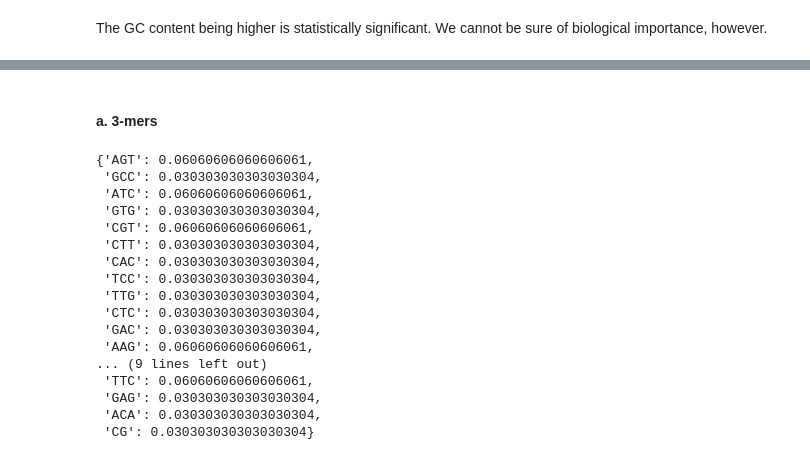
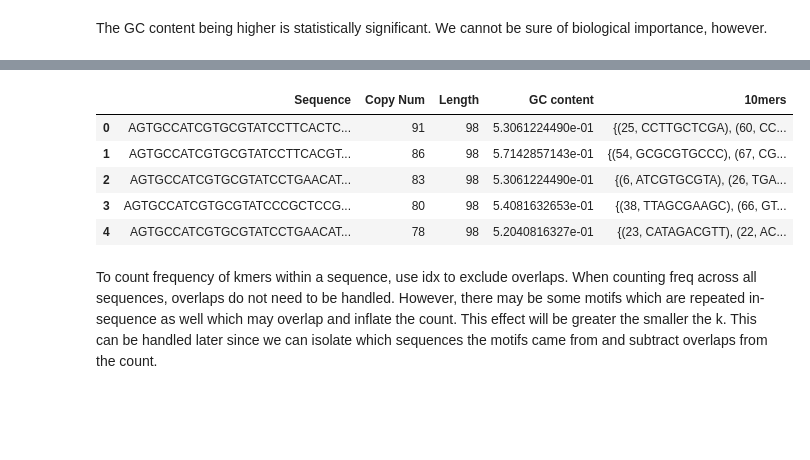
Before and after one commit to sheisroot/pH-sequence-design, a Jupyter notebook: Code/Seq-Level-Features.ipynb, the cells around one changed output, grey strips where cells are left out. Drawn from its saved outputs; the diff is of its cells as text; code cells hidden in the pictures; blank space fills up the shorter version.

Commit message:
kmers organized as simple collection

```diff
--- a/Code/Seq-Level-Features.ipynb
+++ b/Code/Seq-Level-Features.ipynb
@@ -70,10 +69,9 @@ Importantly, we have to normalize for the presence of FP, RP, and Mipomersen loa
 # %%
 def extract_kmers(seq, k):
-    """Extracts kmers from a sequence and saves them as a sublist
-    which preserves order and distance from each other. Returns a list
-    of sublists which represent the k-1 possible reading frames."""
-    all_kmers = [
-        [seq[i:i+k] for i in range(frame, len(seq), k)]
-        for frame in range(k)
-    ]
+    """Extracts kmers from a sequence.
+    Saves position and kmer chunk to preserve order and
+    distance information for downstream secondary structure
+    analysis. Collects kmers from all k reading frames.
+    """
+    all_kmers = {(i, seq[i:i+k]) for i in range(len(seq)-k+1)}
     return all_kmers
@@ -86,28 +77,0 @@ def kmer_frequency(kmers):
-# %% [markdown]
-#### a. 3-mers
-# %%
-# Make a new dataframe with k-1 columns for each frame
-k=3
-kmer_df = pd.DataFrame(df['Sequence'])
-
-extracted = kmer_df['Sequence'].apply(lambda seq: extract_kmers(seq, k))
-
-kmer_frequency(extracted[0][0])
-# %% [output]
-{'AGT': 0.06060606060606061,
- 'GCC': 0.030303030303030304,
- 'ATC': 0.06060606060606061,
- 'GTG': 0.030303030303030304,
- 'CGT': 0.06060606060606061,
- 'CTT': 0.030303030303030304,
- 'CAC': 0.030303030303030304,
- 'TCC': 0.030303030303030304,
- 'TTG': 0.030303030303030304,
- 'CTC': 0.030303030303030304,
- 'GAC': 0.030303030303030304,
- 'AAG': 0.06060606060606061,
-... (9 lines left out)
- 'TTC': 0.06060606060606061,
- 'GAG': 0.030303030303030304,
- 'ACA': 0.030303030303030304,
- 'CG': 0.030303030303030304}
@@ -116,0 +78,14 @@ kmer_df[f'Frequency'] = df['Frame_0'].apply(lambda kmers: kmer_frequency(kmers
+# %%
+# TODO expand to include all k of interest
+k=10
+df[f'{k}mers'] = df['Sequence'].apply(lambda seq: extract_kmers(seq, k))
+df.head()
+# %% [output]
+|  | Sequence | Copy Num | Length | GC content | 10mers |
+| 0 | AGTGCCATCGTGCGTATCCTTCACTC... | 91 | 98 | 5.3061224490e-01 | {(25, CCTTGCTCGA), (60, CC... |
+| 1 | AGTGCCATCGTGCGTATCCTTCACGT... | 86 | 98 | 5.7142857143e-01 | {(54, GCGCGTGCCC), (67, CG... |
+| 2 | AGTGCCATCGTGCGTATCCTGAACAT... | 83 | 98 | 5.3061224490e-01 | {(6, ATCGTGCGTA), (26, TGA... |
+| 3 | AGTGCCATCGTGCGTATCCCGCTCCG... | 80 | 98 | 5.4081632653e-01 | {(38, TTAGCGAAGC), (66, GT... |
+| 4 | AGTGCCATCGTGCGTATCCTGAACAT... | 78 | 98 | 5.2040816327e-01 | {(23, CATAGACGTT), (22, AC... |
+# %% [markdown]
+To count frequency of kmers within a sequence, use idx to exclude overlaps. When counting freq across all sequences, overlaps do not need to be handled. However, there may be some motifs which are repeated in-sequence as well which may overlap and inflate the count. This effect will be greater the smaller the k. This can be handled later since we can isolate which sequences the motifs came from and subtract overlaps from the count.
```
Also changed, not shown: parts of 3 cells of this notebook.
